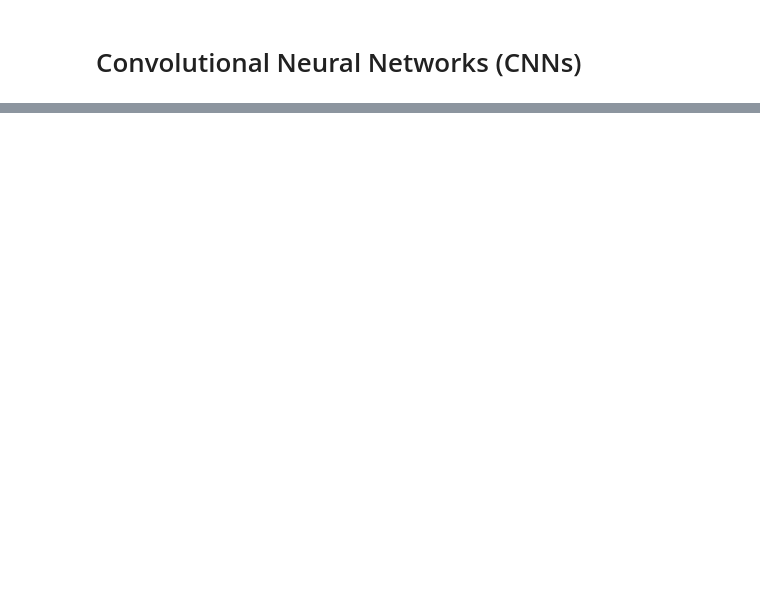
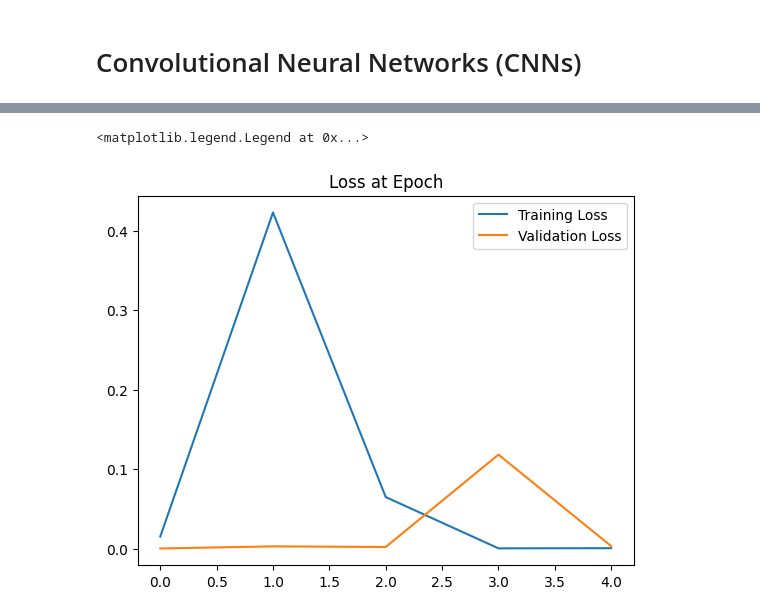
Before and after one commit to mmaazkhanhere/genai-learning-repo, a Jupyter notebook: deep-learning/deep_learning.ipynb, the cells around one changed output, grey strips where cells are left out. Saved outputs shown, nothing was run; the diff lists cells and outputs as text; code cells hidden in the pictures; blank space fills up the shorter version.

```diff
--- a/deep-learning/deep_learning.ipynb
+++ b/deep-learning/deep_learning.ipynb
@@ -1578,0 +1625,6 @@ Implementing adaptive control systems
+# %%
+# test data
+test_data = datasets.MNIST(root='/cnn_data',
+                            train=False,
+                            transform=transform,
+                            download=True)
@@ -1578,0 +1655,8 @@ Implementing adaptive control systems
+# %%
+# load the dataset in batches
+# each batch will contain 10 images
+# the data will be shuffled before each epoch to ensure the model doesn't
+# learn unintended patterns
+
+train_loader = DataLoader(train_data, batch_size=10, shuffle=True)
+test_loader = DataLoader(test_data, batch_size=10, shuffle=True)
@@ -1578,0 +1738,6 @@ Implementing adaptive control systems
+# %%
+# create an instance of model
+
+torch.manual_seed(41)
+model = ConvolutionalNetwork()
+model
@@ -1578,0 +1752,5 @@ Implementing adaptive control systems
+# %%
+# loss function optimizer
+
+criterion = nn.CrossEntropyLoss()
+optimizer = torch.optim.Adam(model.parameters(), lr=0.001)
@@ -1578,0 +1832,10 @@ Implementing adaptive control systems
+# %%
+train_losses = [tl.item() for tl in train_losses]
+
+plt.plot(train_losses, label='Training Loss')
+plt.plot(test_losses, label='Validation Loss')
+plt.title('Loss at Epoch')
+plt.legend()
+# %% [output]
+<matplotlib.legend.Legend at 0x...>
+[figure, added]
```
Also changed, not shown: parts of 53 cells of this notebook, 1 other file.
